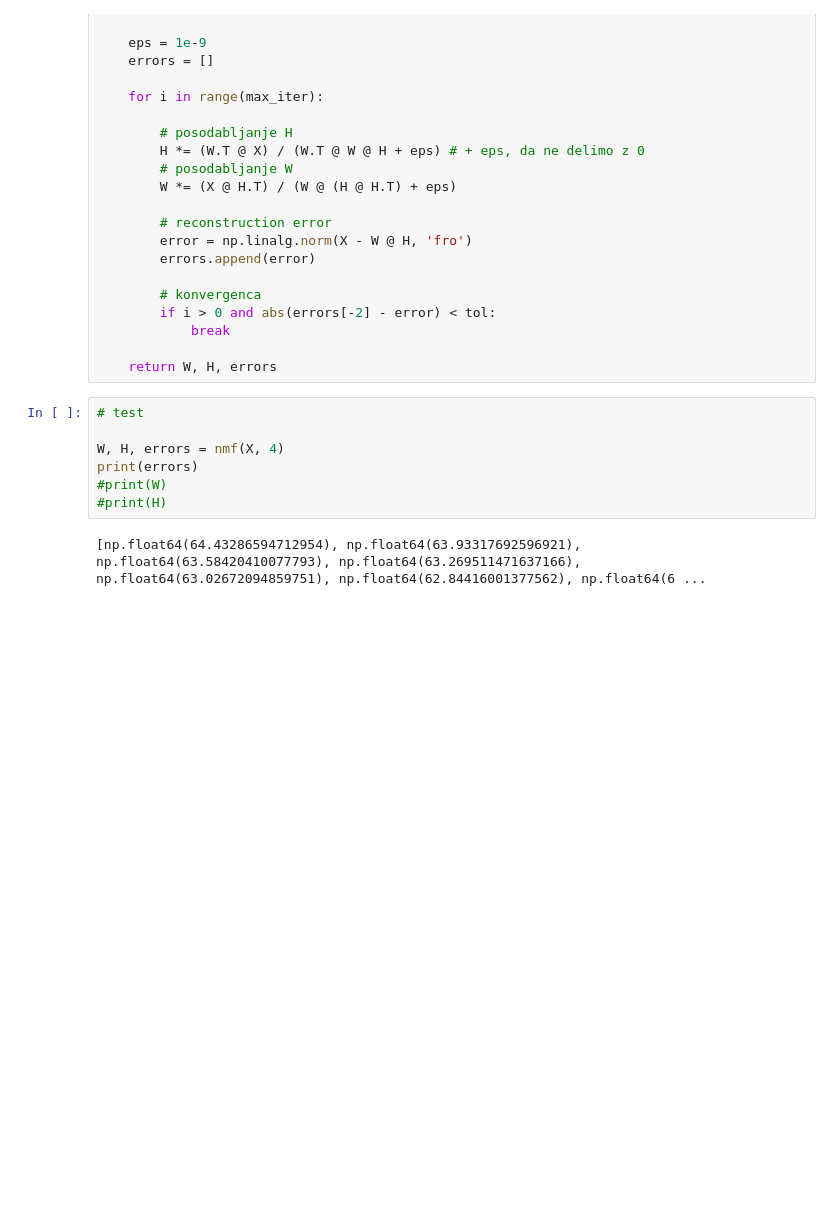
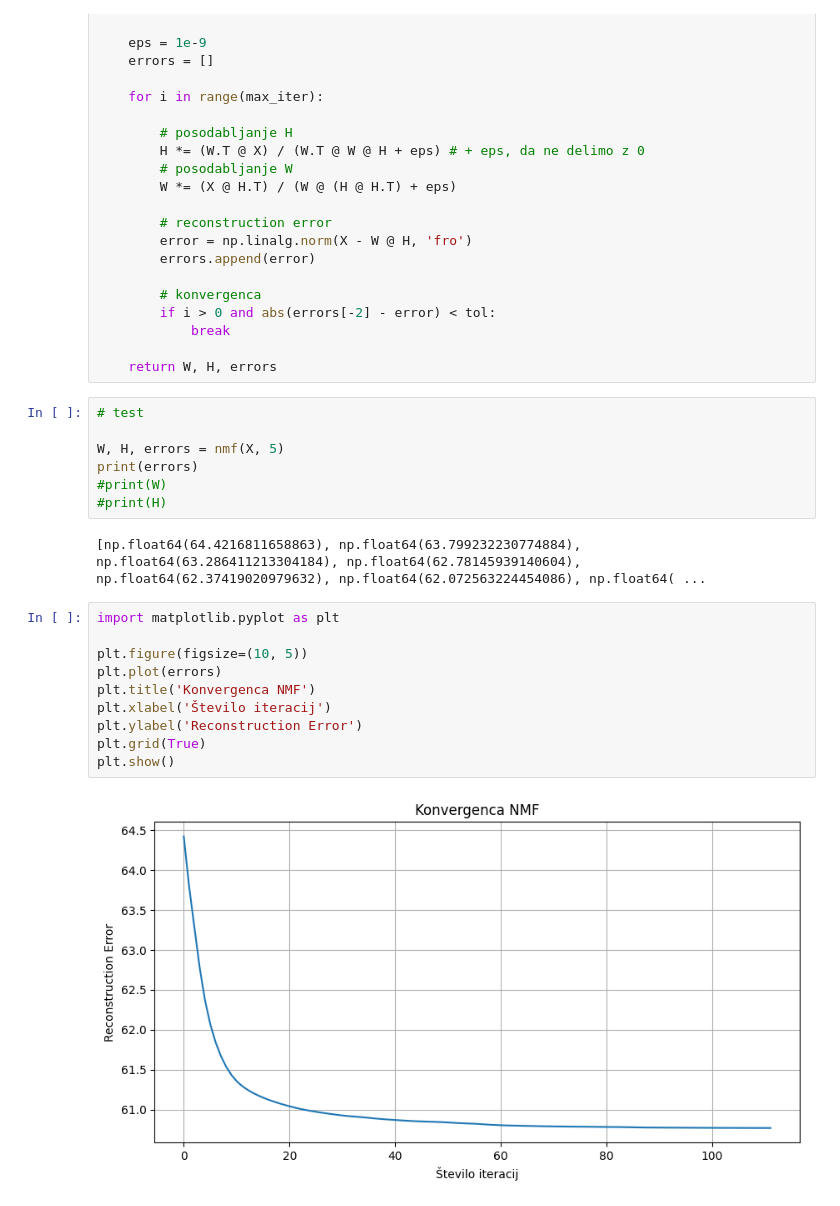
Before and after one commit to leilamokrovic1/Diplomska-naloga, a Jupyter notebook: leto_2003/implementacija_nmf.ipynb, the cells around one changed output. Cells and saved outputs as stored; diff of their text form; blank space fills up the shorter version.

```diff
--- a/leto_2003/implementacija_nmf.ipynb
+++ b/leto_2003/implementacija_nmf.ipynb
@@ -209,12 +209,24 @@ def nmf(X, k, max_iter=500, tol=1e-4, random_state=42):
 # %%
 # test
 
-W, H, errors = nmf(X, 4)
+W, H, errors = nmf(X, 5)
 print(errors)
 #print(W)
 #print(H)
 # %% [output]
-[np.float64(64.43286594712954), np.float64(63.93317692596921), np.float64(63.58420410077793), np.float64(63.269511471637166), np.float64(63.02672094859751), np.float64(62.84416001377562), np.float64(6 ...
+[np.float64(64.4216811658863), np.float64(63.799232230774884), np.float64(63.286411213304184), np.float64(62.78145939140604), np.float64(62.37419020979632), np.float64(62.072563224454086), np.float64( ...
+# %%
+import matplotlib.pyplot as plt
+
+plt.figure(figsize=(10, 5))
+plt.plot(errors)
+plt.title('Konvergenca NMF')
+plt.xlabel('Število iteracij')
+plt.ylabel('Reconstruction Error')
+plt.grid(True)
+plt.show()
+# %% [output]
+[figure, added]
 # %%
 feature_names = vectorizer.get_feature_names_out()
 for topic_idx, topic in enumerate(H):
```
Also changed, not shown: parts of 4 cells of this notebook, 3 other files.
